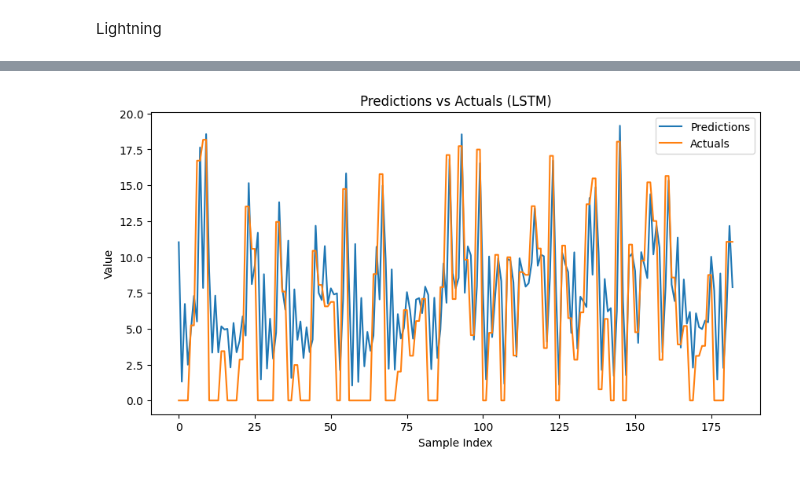
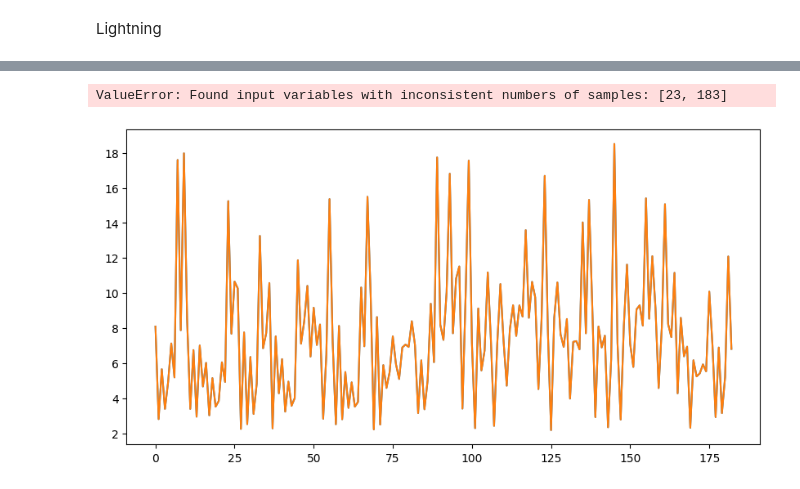
Before and after one commit to sebxGit/P10, a Jupyter notebook: baselines.ipynb, the cells around one changed output, grey strips where cells are left out. Drawn from its saved outputs; the diff is of its cells as text; code cells hidden in the pictures.

```diff
--- a/baselines.ipynb
+++ b/baselines.ipynb
@@ -152,6 +156,7 @@ class LightningModel(L.LightningModule):
 class MLP(torch.nn.Module):
   def __init__(self, num_features, seq_len, num_classes):
     super().__init__()
+    self.name = "MLP"
 
     self.all_layers = torch.nn.Sequential(
       torch.nn.Linear(num_features, seq_len),
@@ -171,6 +176,7 @@ class LSTM(torch.nn.Module):
     super().__init__()
     self.lstm = nn.LSTM(input_size, hidden_size, num_layers, batch_first=True, dropout=dropout)
     self.fc = nn.Linear(hidden_size, 1)
+    self.name = "LSTM"
 
   def forward(self, x):
     out, _ = self.lstm(x)
@@ -180,19 +186,16 @@ class LSTM(torch.nn.Module):
 class GRU(torch.nn.Module):
   def __init__(self, input_size, hidden_size, num_layers, criterion, dropout, learning_rate):
     super().__init__()
-    self.dropout = dropout
-    self.criterion = criterion
-    self.learning_rate = learning_rate
-    self.lstm = nn.GRU(input_size, hidden_size, num_layers, batch_first=True)
+    self.gru = nn.GRU(input_size, hidden_size, num_layers, batch_first=True, dropout=dropout)
     self.fc = nn.Linear(hidden_size, 1)
+    self.name = "GRU"
 
   def forward(self, x):
-    out, _ = self.lstm(x)
+    out, _ = self.gru(x)
     out = self.fc(out[:, -1, :])  # Get the last time step
     return out
 # %%
 params = dict(
-  model_name = "LSTM",
   seq_len = 12,
   batch_size = 8,
   criterion = nn.MSELoss(),
@@ -246,26 +321,41 @@ c:\Users\sebas\AppData\Local\Programs\Python\Python312\Lib\site-packages\lightni
-# %%
-predictions = torch.load(f'Predictions/{params['model_name']}/predictions_1.pt')
-
-actuals = []
-for batch in colmod.predict_dataloader():
-  x, y = batch
-  actuals.extend(y.numpy())
-
-# Flatten the predictions and actuals
-predictions_flat = [item.item() for sublist in predictions for item in sublist]
-actuals_flat = [item for sublist in actuals for item in sublist]
-
-# Plotting
-plt.figure(figsize=(10, 5))
-plt.plot(predictions_flat, label='Predictions')
-plt.plot(actuals_flat, label='Actuals')
-plt.xlabel('Sample Index')
-plt.ylabel('Value')
-plt.title(f'Predictions vs Actuals ({params["model_name"]})')
-plt.legend()
-plt.show()
-# %% [output]
-[figure, removed]
+# %%
+actuals = []
+for batch in colmod.predict_dataloader():
+  x, y = batch
+  actuals.extend(y.numpy())
+
+actuals_flat = [item for sublist in actuals for item in sublist]
+
+folder_path = f'Predictions/{combined_name}'
+pt_files = [f for f in os.listdir(folder_path) if f.endswith('.pt')]
+
+metrics = []
+plt.figure(figsize=(10, 5))
+for i, pt_file in enumerate(pt_files):
+  file_path = os.path.join(folder_path, pt_file)
+  predictions = torch.load(file_path)
+  if i != len(pt_files) - 1:
+    predictions = [item.item() for sublist in predictions for item in sublist]
+  metrics.append({
+    'model': model_names[i],
+    'mse': mean_squared_error(predictions, actuals_flat),
+    'mae': mean_absolute_error(predictions, actuals_flat),
+    'mape': mean_absolute_percentage_error(predictions, actuals_flat)})
+  plt.plot(predictions_flat, label=model_names[i])
+
+loss_func_df = pd.concat([pd.DataFrame([m]) for m in metrics])
+loss_func_df.set_index('model', inplace=True)
+print(loss_func_df)
+
+plt.plot(actuals_flat, label='Actuals')
+plt.xlabel('Sample Index')
+plt.ylabel('Value')
+plt.title(f'Predictions vs Actuals ({combined_name})')
+plt.legend()
+plt.show()
+# %% [output]
+ValueError: Found input variables with inconsistent numbers of samples: [23, 183]
+[figure, added]
 # %%
 %reload_ext tensorboard
 %tensorboard --logdir=Models/lightning_logs/
```
Also changed, not shown: parts of 4 cells of this notebook.
